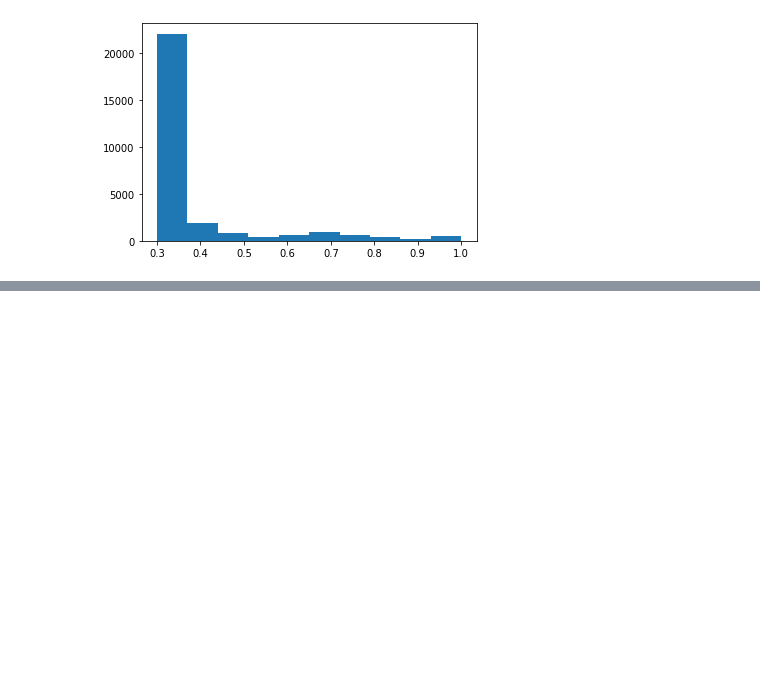
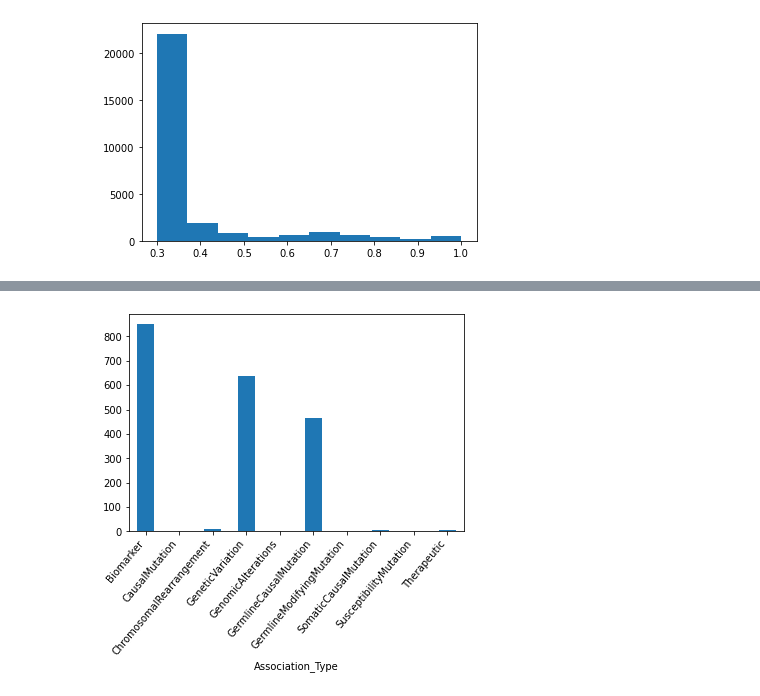
Before and after one commit to fifabsas/talleresfifabsas, a Jupyter notebook: python/Extras/Pandas_DataFrames/braindiseases.ipynb, the cells around one changed output, grey strips where cells are left out. Cells and saved outputs as stored; diff of their text form; code cells hidden in the pictures; blank space fills up the shorter version.

```diff
--- a/python/Extras/Pandas_DataFrames/braindiseases.ipynb
+++ b/python/Extras/Pandas_DataFrames/braindiseases.ipynb
@@ -54,0 +171,11 @@ dtype: int64
+# %%
+# Si lo quieren ver en forma de grafico de barras. Aquí esta para ustedes:
+asoc_types = disgenet_cortado.groupby("Association_Type")['Gene'].count()
+ax = asoc_types.plot.bar()
+
+# Aca le roto un poco los ticks,
+for tick in ax.get_xticklabels():
+    tick.set_ha('right')
+    tick.set_rotation(50)
+# %% [output]
+[figure, added]
```
Also changed, not shown: parts of 18 cells of this notebook, 1 other file.
